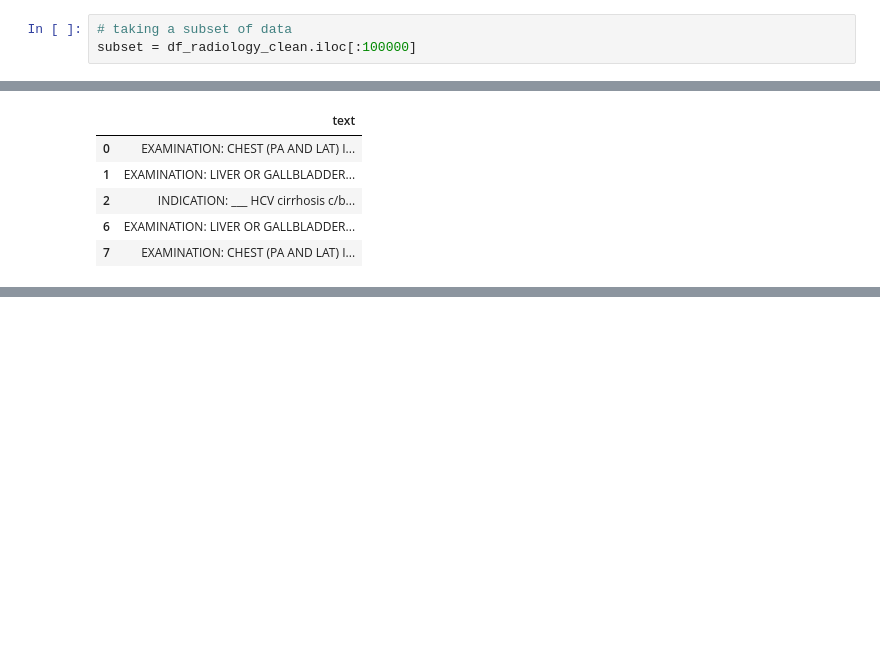
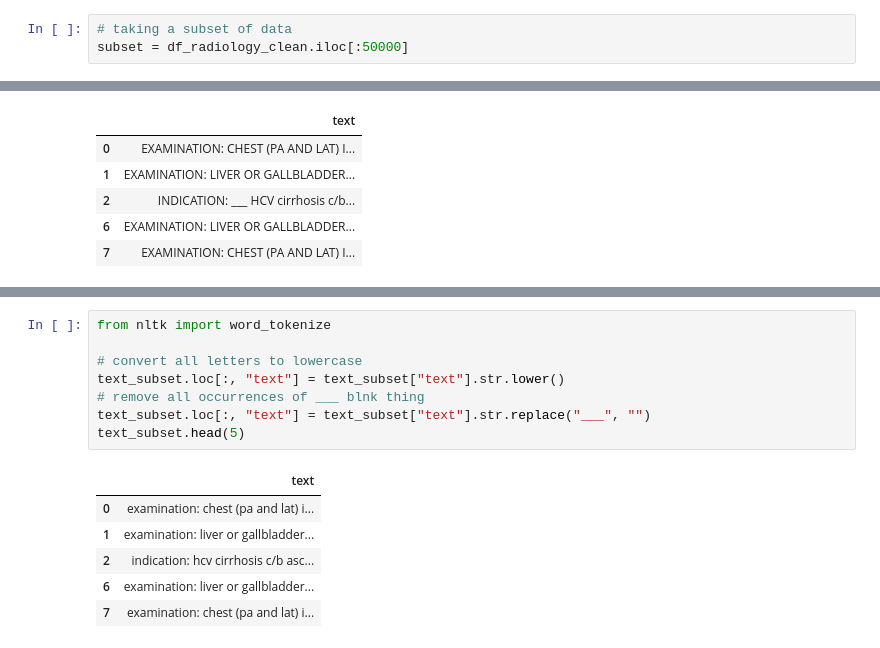
Before and after one commit to aaut0001/FIT3163-DSP, a Jupyter notebook: radiology.ipynb, the cells around one changed output, grey strips where cells are left out. Drawn from its saved outputs; the diff is of its cells as text; blank space fills up the shorter version.

Commit message:
updated text analysis code up to lemmatisation

```diff
--- a/radiology.ipynb
+++ b/radiology.ipynb
@@ -54,7 +54,7 @@ print(df_radiology_clean.shape)
 (1144758, 8)
 # %%
 # taking a subset of data
-subset = df_radiology_clean.iloc[:100000]
+subset = df_radiology_clean.iloc[:50000]
 # %%
 subset.shape
 # %% [output]
@@ -91,0 +102,15 @@ text_subset.head(5)
+# %%
+from nltk import word_tokenize
+
+# convert all letters to lowercase
+text_subset.loc[:, "text"] = text_subset["text"].str.lower()
+# remove all occurrences of ___ blnk thing
+text_subset.loc[:, "text"] = text_subset["text"].str.replace("___", "")
+text_subset.head(5)
+# %% [output]
+|  | text |
+| 0 | examination: chest (pa and lat) i... |
+| 1 | examination: liver or gallbladder... |
+| 2 | indication: hcv cirrhosis c/b asc... |
+| 6 | examination: liver or gallbladder... |
+| 7 | examination: chest (pa and lat) i... |
```
Also changed, not shown: parts of 8 cells of this notebook.
